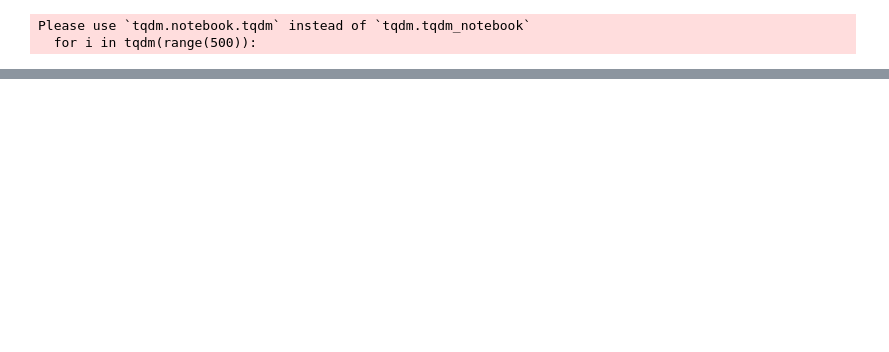
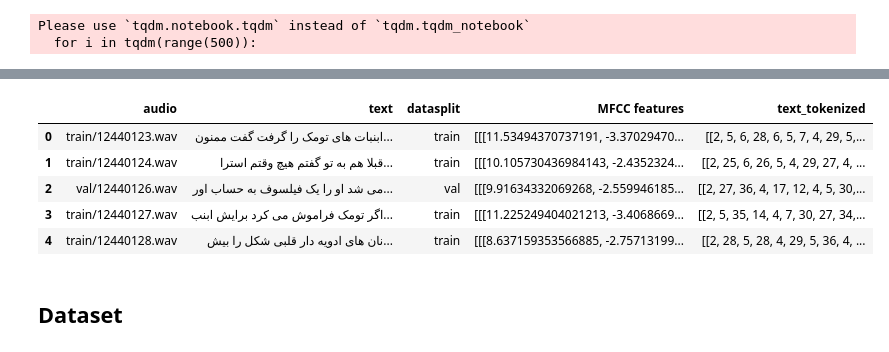
Before and after one commit to hosein-jamshidian/Persian_Speech_to_Text, a Jupyter notebook: persian_speech_to_text.ipynb, the cells around one changed output, grey strips where cells are left out. Cells and saved outputs as stored; diff of their text form; code cells hidden in the pictures; blank space fills up the shorter version.

```diff
--- a/persian_speech_to_text.ipynb
+++ b/persian_speech_to_text.ipynb
@@ -175,0 +210,25 @@ unique_chars=pd.unique(list(df['text'].sum()))
+# %%
+unique_chars = ['-', '<PAD>', '<S>', '<E>'] + unique_chars.tolist()
+# %%
+char_to_int = {char: index for index, char in enumerate(unique_chars)}
+int_to_char = {index: char for index, char in enumerate(unique_chars)}
+# %%
+# 0 for blank , 1 for padding , 2 for start , 3 for end.
+#bayad befor, MFCC features dar biad banabarin az [np.array()] estefade kardam.
+
+def tokenize(text):
+  clean= [np.array([2]+[char_to_int[char] for char in text]+[3])]
+  return clean
+# %%
+df['text_tokenized']= df['text'].apply(tokenize)
+# %%
+df.head()
+# %% [output]
+|  | audio | text | datasplit | MFCC features | text_tokenized |
+| 0 | train/12440123.wav | ابنبات های تومک را گرفت گفت ممنون... | train | [[[11.53494370737191, -3.37029470... | [[2, 5, 6, 28, 6, 5, 7, 4, 29, 5,... |
+| 1 | train/12440124.wav | قبلا هم به تو گفتم هیچ وقتم استرا... | train | [[[10.105730436984143, -2.4352324... | [[2, 25, 6, 26, 5, 4, 29, 27, 4, ... |
+| 2 | val/12440126.wav | می شد او را یک فیلسوف به حساب اور... | val | [[[9.91634332069268, -2.559946185... | [[2, 27, 36, 4, 17, 12, 4, 5, 30,... |
+| 3 | train/12440127.wav | اگر تومک فراموش می کرد برایش ابنب... | train | [[[11.225249404021213, -3.4068669... | [[2, 5, 35, 14, 4, 7, 30, 27, 34,... |
+| 4 | train/12440128.wav | نان های ادویه دار قلبی شکل را بیش... | train | [[[8.637159353566885, -2.75713199... | [[2, 28, 5, 28, 4, 29, 5, 36, 4, ... |
+# %% [markdown]
+## Dataset
```
Also changed, not shown: parts of 20 cells of this notebook.
